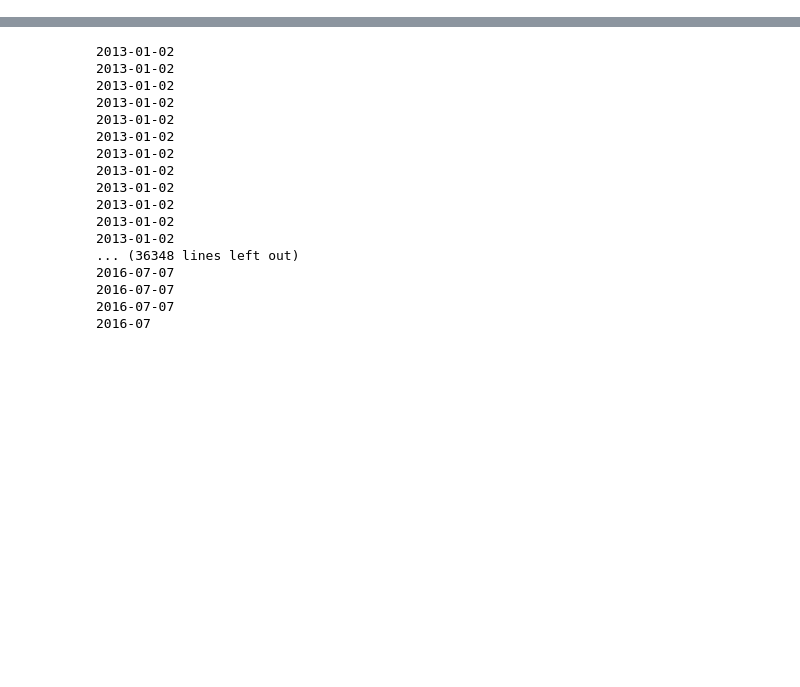
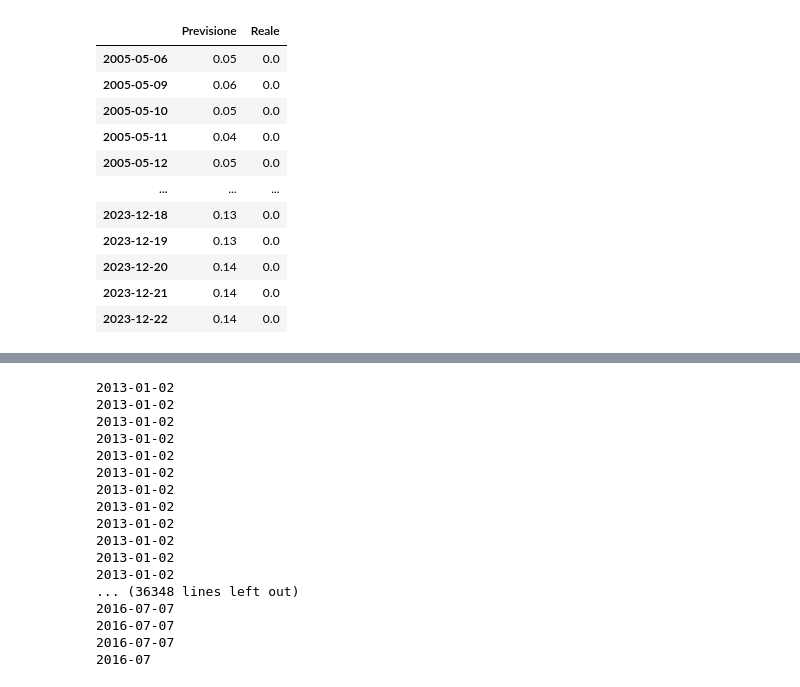
Before and after one commit to enricomarchi/Borsa, a Jupyter notebook: Untitled-1.ipynb, the cells around one changed output, grey strips where cells are left out. Cells and saved outputs as stored; diff of their text form; code cells hidden in the pictures; blank space fills up the shorter version.

```diff
--- a/Untitled-1.ipynb
+++ b/Untitled-1.ipynb
@@ -1,8 +1,18 @@
 # %%
 import pandas as pd
 
-df = pd.read_hdf('screeners/_screener.h5', 'screener')
-screener = df.loc[(df.index.get_level_values(0) >= pd.Timestamp(2013, 1, 1), slice(None)), :]
-data_corrente = screener.index.get_level_values(0)[0]
-data_corrente
+df = pd.read_hdf('screeners/CINF.h5', 'screener')
+df
 # %% [output]
+|  | Previsione | Reale |
+| 2005-05-06 | 0.05 | 0.0 |
+| 2005-05-09 | 0.06 | 0.0 |
+| 2005-05-10 | 0.05 | 0.0 |
+| 2005-05-11 | 0.04 | 0.0 |
+| 2005-05-12 | 0.05 | 0.0 |
+| ... | ... | ... |
+| 2023-12-18 | 0.13 | 0.0 |
+| 2023-12-19 | 0.13 | 0.0 |
+| 2023-12-20 | 0.14 | 0.0 |
+| 2023-12-21 | 0.14 | 0.0 |
+| 2023-12-22 | 0.14 | 0.0 |
```
Also changed, not shown: parts of 1 cell of this notebook, 1 other file.
